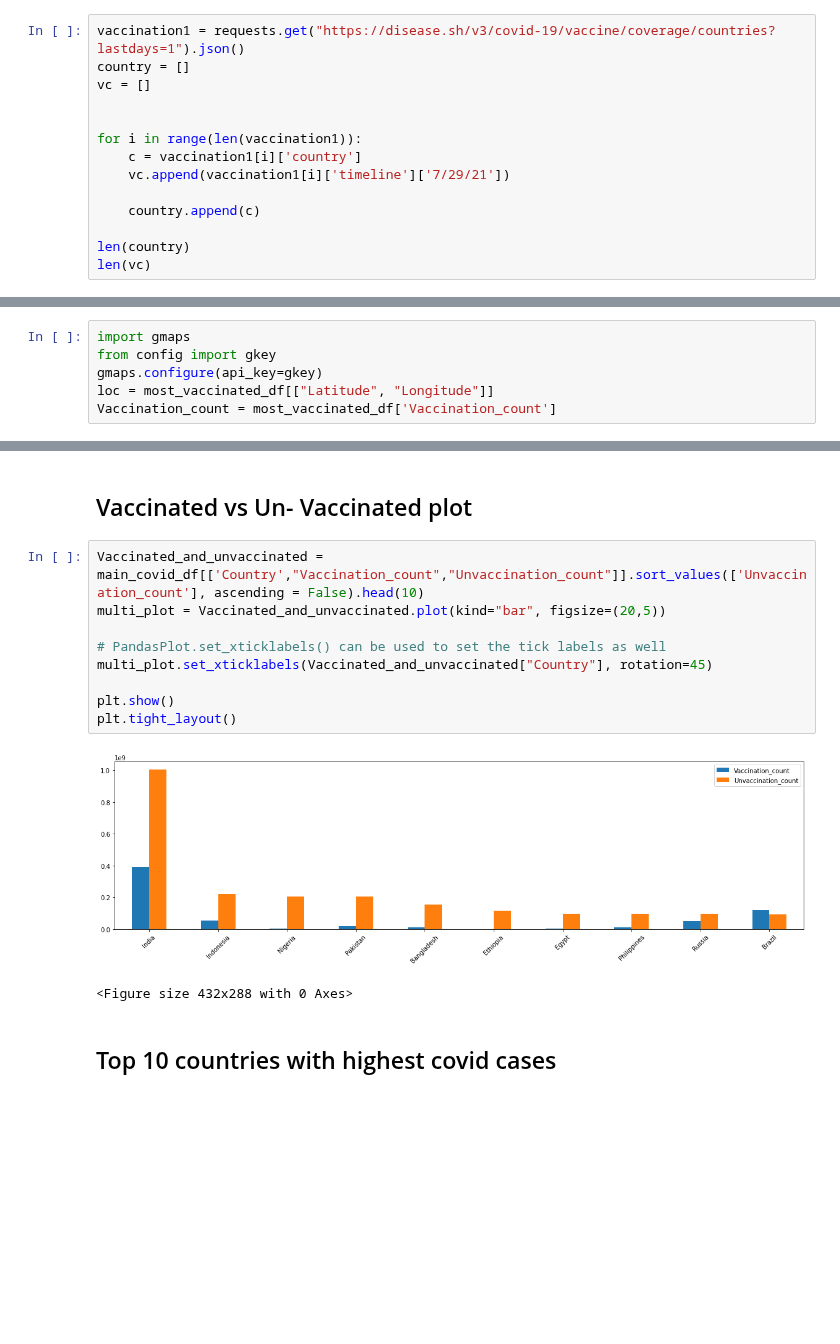
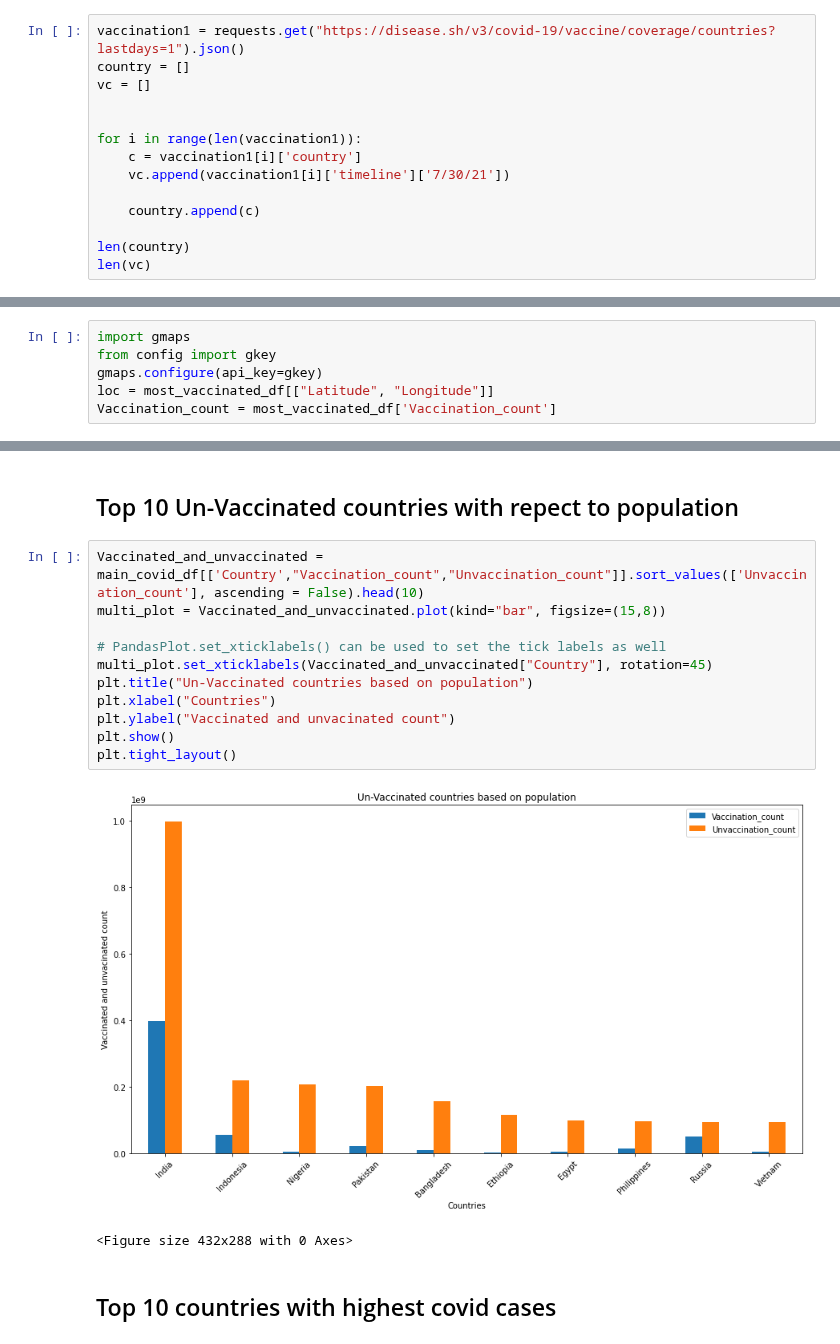
Before and after one commit to cgardner1388/capstoneproject1, a Jupyter notebook: Team1_Covid_Vaccination_Analysis_visual_main.ipynb, the cells around one changed output, grey strips where cells are left out. Cells and saved outputs as stored; diff of their text form; blank space fills up the shorter version.

```diff
--- a/Team1_Covid_Vaccination_Analysis_visual_main.ipynb
+++ b/Team1_Covid_Vaccination_Analysis_visual_main.ipynb
@@ -248,7 +248,7 @@ vc = []
 
 for i in range(len(vaccination1)):
     c = vaccination1[i]['country']
-    vc.append(vaccination1[i]['timeline']['7/29/21'])
+    vc.append(vaccination1[i]['timeline']['7/30/21'])
 
     country.append(c)
 
@@ -471,18 +471,20 @@ fig
 # %% [output]
 [interactive output not drawn]
 # %% [markdown]
-## Vaccinated vs Un- Vaccinated plot
+## Top 10 Un-Vaccinated countries with repect to population
 # %%
 Vaccinated_and_unvaccinated = main_covid_df[['Country',"Vaccination_count","Unvaccination_count"]].sort_values(['Unvaccination_count'], ascending = False).head(10)
-multi_plot = Vaccinated_and_unvaccinated.plot(kind="bar", figsize=(20,5))
+multi_plot = Vaccinated_and_unvaccinated.plot(kind="bar", figsize=(15,8))
 
 # PandasPlot.set_xticklabels() can be used to set the tick labels as well
 multi_plot.set_xticklabels(Vaccinated_and_unvaccinated["Country"], rotation=45)
-
+plt.title("Un-Vaccinated countries based on population")
+plt.xlabel("Countries")
+plt.ylabel("Vaccinated and unvacinated count")
 plt.show()
 plt.tight_layout()
 # %% [output]
-[figure, old version]
+[figure, new version]
 <Figure size 432x288 with 0 Axes>
 # %% [markdown]
 ## Top 10 countries with highest covid cases
```
Also changed, not shown: parts of 30 cells of this notebook.
